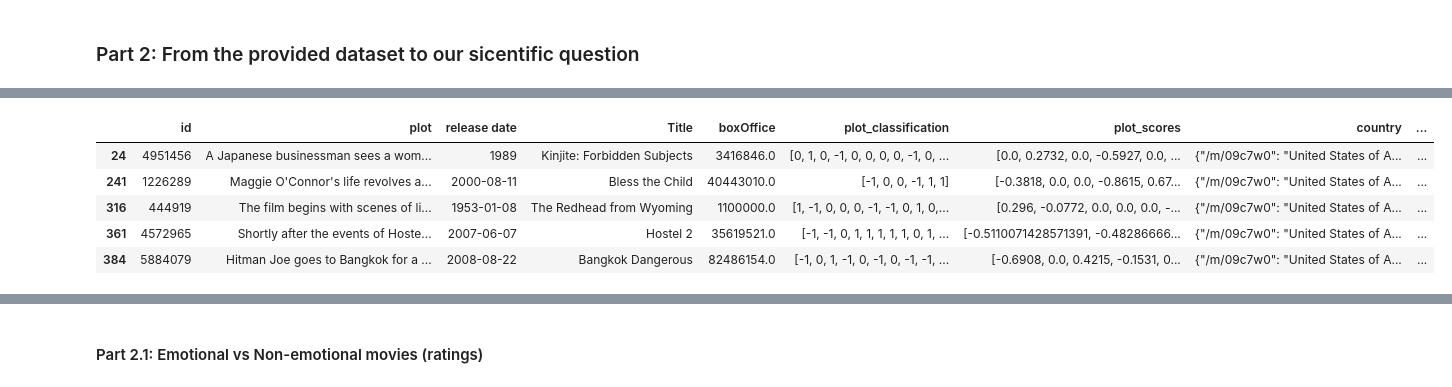
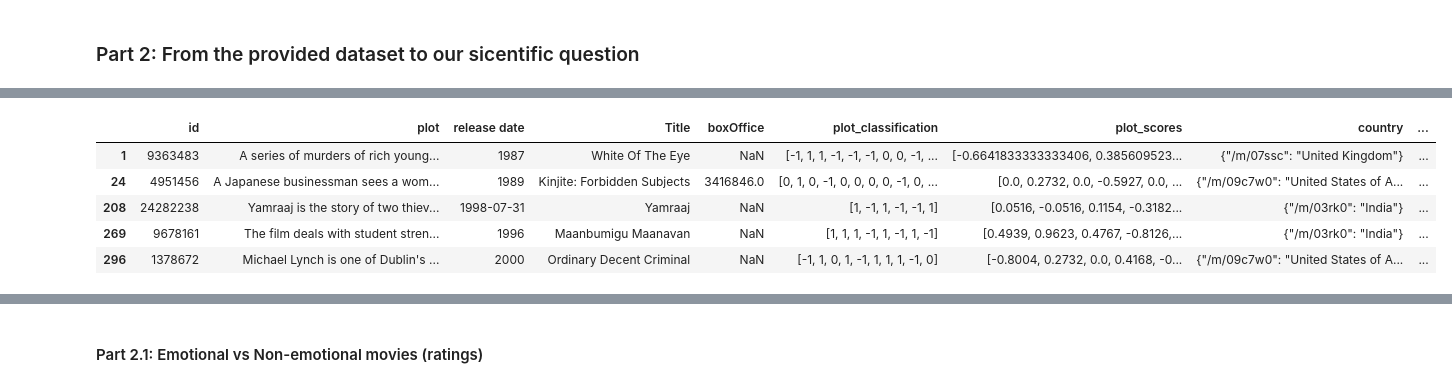
Before and after one commit to epfl-ada/ada-2022-project-runtimeterror, a Jupyter notebook: milestone3.ipynb, the cells around one changed output, grey strips where cells are left out. Cells and saved outputs as stored; diff of their text form; code cells hidden in the pictures.

```diff
--- a/milestone3.ipynb
+++ b/milestone3.ipynb
@@ -151,14 +141,14 @@ processed_df.head(5)
 initial_size_of_the_dataset = len(processed_df)
 print(f"The initial size of the dataset : {initial_size_of_the_dataset}")
 
-# drop the rows that have no box office revenues (we are interrested in the profitability of story arcs)
-processed_df = processed_df.dropna(subset=["boxOffice"])
-size_of_the_dataset = len(processed_df)
-print(f"The size of the dataset after removing movies that have no revenue values: {size_of_the_dataset}")
-
 # remove the movies that have plot sentances lower than 5
 processed_df = processed_df[processed_df["number_of_sentances"]>5]
 size_of_the_dataset = len(processed_df)
 print(f"The size of the dataset after removing movies that have plot sentances less than 5: {size_of_the_dataset}")
+
+# drop the rows that have no box office revenues (we are interrested in the profitability of story arcs; only for the profitability study)
+boxoffice_df = processed_df.dropna(subset=["boxOffice"])
+size_of_the_dataset = len(boxoffice_df)
+print(f"The size of the dataset after removing movies that have no revenue values: {size_of_the_dataset}")
 # %% [output]
 The initial size of the dataset : 42204
@@ -219,6 +209,9 @@ drama_df = processed_df[processed_df["drama"]].copy().drop(["action", "comedy",
 
 # create the comedy dataframe
 comedy_df = processed_df[processed_df["comedy"]].copy().drop(["action", "comedy", "drama", "adventure"], axis=1)
+# %%
+# form the dataset loader
+dataset_by_genre = {"Action": action_df.copy(), "Adventure": adventure_df.copy(), "Drama":drama_df.copy(), "Comedy":comedy_df.copy()}
 # %%
 # Let us visualize the size of the constructed dataset
 print(f"The size of the action dataset is {len(action_df)}")
@@ -529,11 +488,9 @@ drama_df["cluster_id"] = best_labels['drama']
 Finally, after performing the clustering, we will view the different time series generated per genre and notice the most common story arcs.
 # %%
 fig = plt.figure(figsize = (10,15))
+subfigs = fig.subfigures(nrows=4, ncols=1)
 
-# form data loader of the different clusters
-dataset_by_genre = {"Action": action_df, "Adventure": adventure_df, "Drama":drama_df, "Comedy":comedy_df}
 
-subfigs = fig.subfigures(nrows=4, ncols=1)
 for index, jointed_genres in enumerate(zip(dataset_by_genre.keys(), subfigs)):
     jointed_genres[1].suptitle(f"{jointed_genres[0]} Movies")
     groued_dataset = dataset_by_genre[jointed_genres[0]].groupby("cluster_id")
@@ -582,7 +546,6 @@ Accordingly, based on the questions posed, we can see that we divide the pre-pro
 # %%
 # for each genre, get the negative score, neutral score and positive score
-sentiments_df = {"Action": action_df.copy(), "Adventure": adventure_df.copy(), "Drama":drama_df.copy(), "Comedy":comedy_df.copy()}
-for dataset in sentiments_df.values():
+for dataset in dataset_by_genre.values():
     # get the negative scores
     dataset["negative_score"] = dataset["plot_classification"].apply(lambda x: np.sum(np.array(x) == -1))
 
@@ -593,6 +556,6 @@ for dataset in sentiments_df.values():
     dataset["positive_score"] = dataset["plot_classification"].apply(lambda x: np.sum(np.array(x) == 1))
 
 # visualize one the dataframe
-sentiments_df['Action'].head()
+dataset_by_genre['Action'].head(3)
 # %% [output]
 |  | id | plot | release date | Title | boxOffice | plot_classification | plot_scores | country | ... |
@@ -604,17 +565,29 @@ sentiments_df['Action'].head()
 # %%
 # for each genre, classify the plot as neutral, negative and positive
-for dataset in sentiments_df.values():
+
+# Classify if the movie is an emotional movie or not
+def classify_emotional(sentiment):
+    if(sentiment == "neutral_movie"):
+        return 'non_emotional'
+    elif sentiment in ["negative_movie", "positive_movie"]:
+        return 'emotional'
+
+for dataset in dataset_by_genre.values():
     # classify
     dataset.loc[(dataset["neutral_score"]>=0.5*dataset["number_of_sentances"] ),"movie_sentiment"] = 'neutral_movie'
     dataset.loc[(dataset["negative_score"]>=0.5*dataset["number_of_sentances"] ),"movie_sentiment"] = 'negative_movie'
     dataset.loc[(dataset["positive_score"]>=0.5*dataset["number_of_sentances"] ),"movie_sentiment"] = 'positive_movie'
+    dataset['movie_type'] = dataset['movie_sentiment'].apply(lambda s : classify_emotional(s))
+
+    # we drop all movies that are not classified
+    dataset.dropna(subset=["movie_type"], inplace=True)
 
 # visualize one dataframe (Action Dataframe)
-sentiments_df['Action'].head()
+dataset_by_genre['Action'].head(5)
 # %% [output]
 |  | id | plot | release date | Title | boxOffice | plot_classification | plot_scores | country | ... |
+| 1 | 9363483 | A series of murders of rich young... | 1987 | White Of The Eye | NaN | [-1, 1, 1, -1, -1, -1, 0, 0, -1, ... | [-0.6641833333333406, 0.385609523... | {"/m/07ssc": "United Kingdom"} | ... |
 | 24 | 4951456 | A Japanese businessman sees a wom... | 1989 | Kinjite: Forbidden Subjects | 3416846.0 | [0, 1, 0, -1, 0, 0, 0, 0, -1, 0, ... | [0.0, 0.2732, 0.0, -0.5927, 0.0, ... | {"/m/09c7w0": "United States of A... | ... |
-| 241 | 1226289 | Maggie O'Connor's life revolves a... | 2000-08-11 | Bless the Child | 40443010.0 | [-1, 0, 0, -1, 1, 1] | [-0.3818, 0.0, 0.0, -0.8615, 0.67... | {"/m/09c7w0": "United States of A... | ... |
-| 316 | 444919 | The film begins with scenes of li... | 1953-01-08 | The Redhead from Wyoming | 1100000.0 | [1, -1, 0, 0, 0, -1, -1, 0, 1, 0,... | [0.296, -0.0772, 0.0, 0.0, 0.0, -... | {"/m/09c7w0": "United States of A... | ... |
-| 361 | 4572965 | Shortly after the events of Hoste... | 2007-06-07 | Hostel 2 | 35619521.0 | [-1, -1, 0, 1, 1, 1, 1, 1, 0, 1, ... | [-0.5110071428571391, -0.48286666... | {"/m/09c7w0": "United States of A... | ... |
-| 384 | 5884079 | Hitman Joe goes to Bangkok for a ... | 2008-08-22 | Bangkok Dangerous | 82486154.0 | [-1, 0, 1, -1, 0, -1, 0, -1, -1, ... | [-0.6908, 0.0, 0.4215, -0.1531, 0... | {"/m/09c7w0": "United States of A... | ... |
+| 208 | 24282238 | Yamraaj is the story of two thiev... | 1998-07-31 | Yamraaj | NaN | [1, -1, 1, -1, -1, 1] | [0.0516, -0.0516, 0.1154, -0.3182... | {"/m/03rk0": "India"} | ... |
+| 269 | 9678161 | The film deals with student stren... | 1996 | Maanbumigu Maanavan | NaN | [1, 1, 1, -1, 1, -1, 1, -1] | [0.4939, 0.9623, 0.4767, -0.8126,... | {"/m/03rk0": "India"} | ... |
+| 296 | 1378672 | Michael Lynch is one of Dublin's ... | 2000 | Ordinary Decent Criminal | NaN | [-1, 1, 0, 1, -1, 1, 1, 1, -1, 0] | [-0.8004, 0.2732, 0.0, 0.4168, -0... | {"/m/09c7w0": "United States of A... | ... |
```
Also changed, not shown: parts of 78 cells of this notebook.
